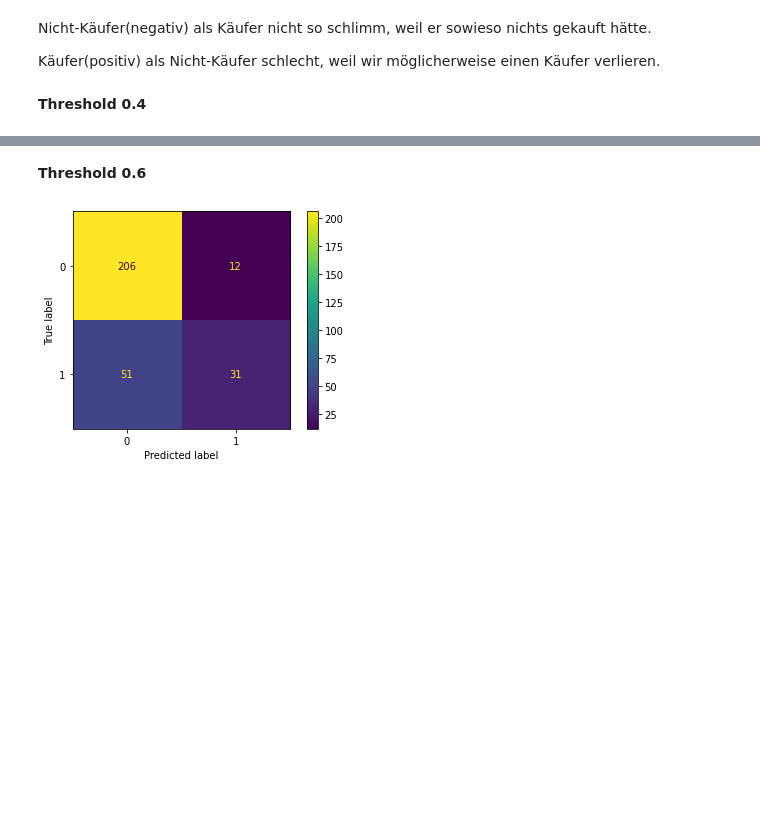
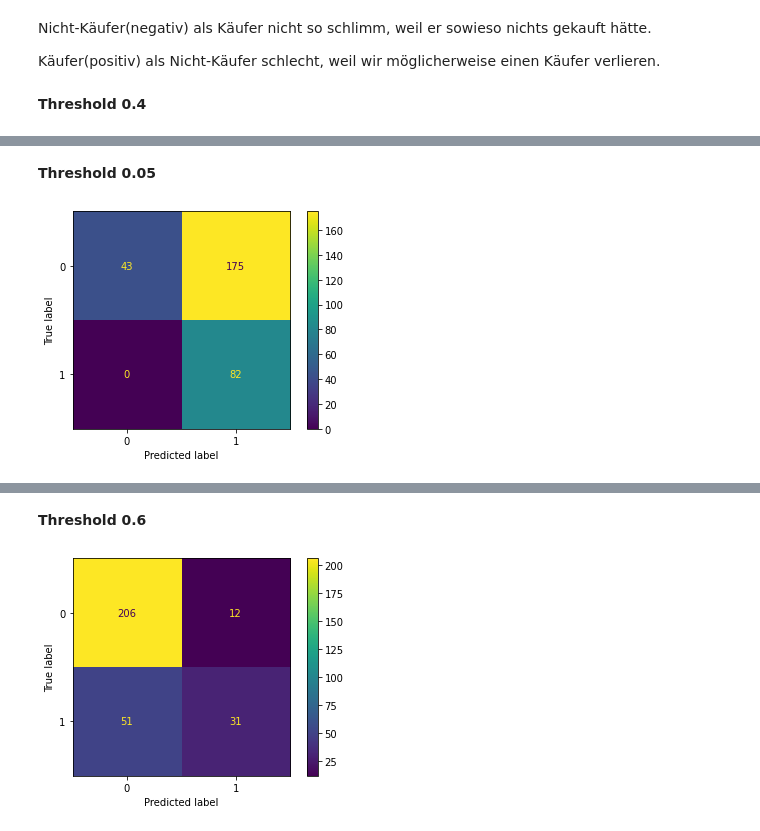
Before and after one commit to Aaron-David-HdM/Applied-Data-Analytics, a Jupyter notebook: UseCase_3/Durchfuehrung der Klassifikationsanalyse.ipynb, the cells around one changed output, grey strips where cells are left out. Saved outputs shown, nothing was run; the diff lists cells and outputs as text; code cells hidden in the pictures; blank space fills up the shorter version.

```diff
--- a/UseCase_3/Durchfuehrung der Klassifikationsanalyse.ipynb
+++ b/UseCase_3/Durchfuehrung der Klassifikationsanalyse.ipynb
@@ -231,0 +230,14 @@ weighted avg       0.78      0.78      0.78       300
+# %% [markdown]
+**Threshold 0.05**
+# %%
+pred_proba = clf.predict_proba(X_test)
+# %%
+df_ = pd.DataFrame({'y_test': y_test, 'y_pred': pred_proba[:,1] > .05})
+cm = confusion_matrix(y_test, df_['y_pred'])
+
+disp = ConfusionMatrixDisplay(confusion_matrix=cm,
+                              display_labels=clf.classes_)
+disp.plot()
+plt.show()
+# %% [output]
+[figure, added]
```
Also changed, not shown: parts of 8 cells of this notebook.
